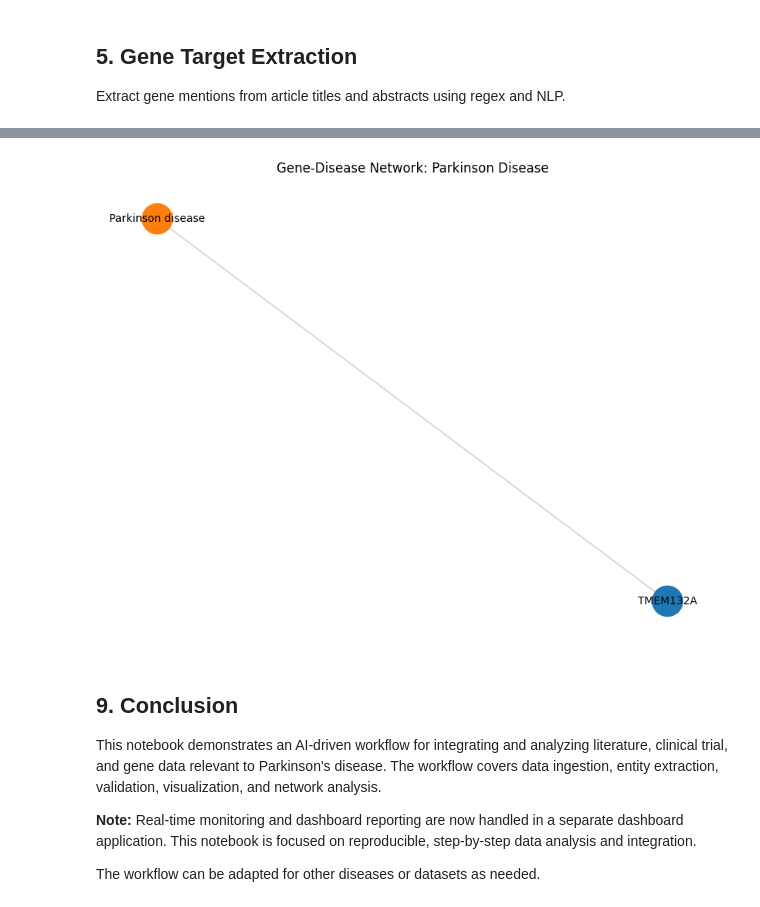
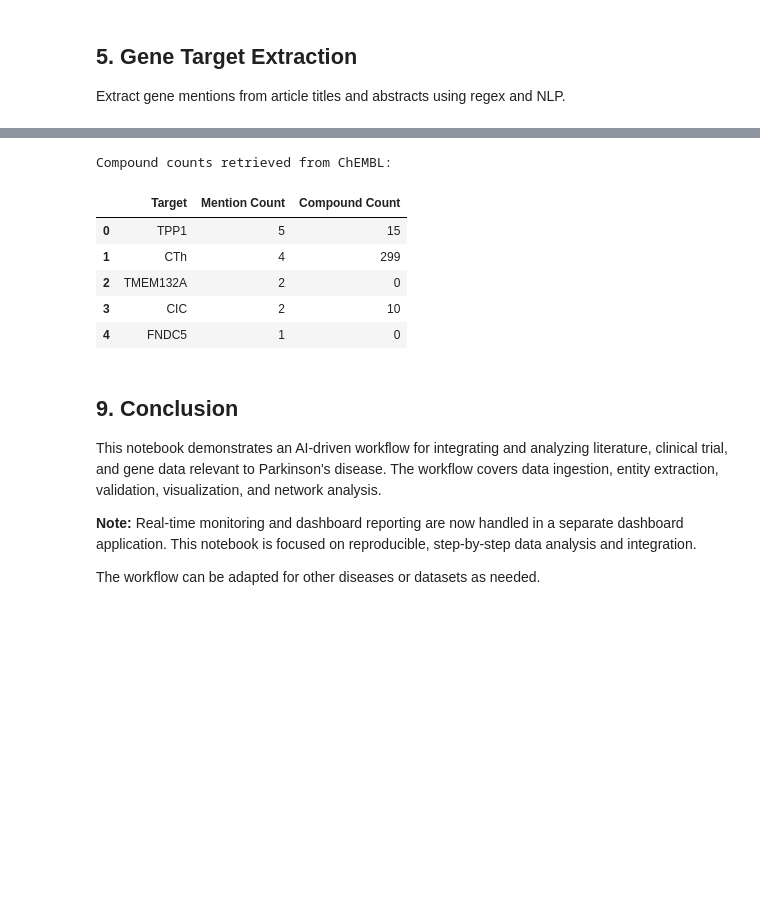
Before and after one commit to justin-mbca/drug-discovery-ai, a Jupyter notebook: demo_workflow.ipynb, the cells around one changed output, grey strips where cells are left out. Cells and saved outputs as stored; diff of their text form; code cells hidden in the pictures; blank space fills up the shorter version.

```diff
--- a/demo_workflow.ipynb
+++ b/demo_workflow.ipynb
@@ -191,29 +255,50 @@ Build and visualize a gene-disease or compound-target network using extracted en
-# %%
-# Build and visualize a gene-disease network using validated gene targets
-import networkx as nx
-import matplotlib.pyplot as plt
-
-# Example: Create a simple bipartite network (genes <-> disease)
-G = nx.Graph()
-disease_node = 'Parkinson disease'
-
-# Add disease node
-G.add_node(disease_node, type='disease')
-
-# Add gene nodes and edges
-for gene in set(validated_gene_targets):
-    G.add_node(gene, type='gene')
-    G.add_edge(gene, disease_node)
-
-# Draw the network
-plt.figure(figsize=(8, 6))
-pos = nx.spring_layout(G, seed=42)
-node_colors = ['#1f77b4' if G.nodes[n]['type']=='gene' else '#ff7f0e' for n in G.nodes]
-nx.draw(G, pos, with_labels=True, node_color=node_colors, node_size=800, font_size=10, edge_color='#cccccc')
-plt.title('Gene-Disease Network: Parkinson Disease')
-plt.show()
-# %% [output]
-[figure, removed]
+# %%
+# Retrieve real compound counts from ChEMBL for each validated gene target
+import requests
+import pandas as pd
+
+# Function to get compound count for a gene target from ChEMBL
+
+def get_chembl_compound_count(target_symbol):
+    url = f'https://www.ebi.ac.uk/chembl/api/data/target/search.json?q={target_symbol}'
+    response = requests.get(url)
+    if response.ok:
+        data = response.json()
+        if data['page_meta']['total_count'] > 0:
+            # Use the first matching target
+            target_chembl_id = data['targets'][0]['target_chembl_id']
+            # Now get bioactivities for this target
+            act_url = f'https://www.ebi.ac.uk/chembl/api/data/activity.json?target_chembl_id={target_chembl_id}'
+            act_response = requests.get(act_url)
+            if act_response.ok:
+                act_data = act_response.json()
+                return act_data['page_meta']['total_count']
+    return 0
+
+# For demonstration, limit to top 5 gene targets (to avoid long runtime)
+if 'validated_gene_targets' in globals() and validated_gene_targets:
+    gene_counts = pd.Series(validated_gene_targets).value_counts().head(5)
+    compound_counts = []
+    for gene in gene_counts.index:
+        count = get_chembl_compound_count(gene)
+        compound_counts.append(count)
+    summary_df = pd.DataFrame({
+        'Target': gene_counts.index,
+        'Mention Count': gene_counts.values,
+        'Compound Count': compound_counts
+    })
+    print('Compound counts retrieved from ChEMBL:')
+    display(summary_df)
+else:
+    print('No validated gene targets available.')
+# %% [output]
+Compound counts retrieved from ChEMBL:
+|  | Target | Mention Count | Compound Count |
+| 0 | TPP1 | 5 | 15 |
+| 1 | CTh | 4 | 299 |
+| 2 | TMEM132A | 2 | 0 |
+| 3 | CIC | 2 | 10 |
+| 4 | FNDC5 | 1 | 0 |
 # %% [markdown]
 ## 9. Conclusion
 
```
Also changed, not shown: parts of 10 cells of this notebook.
